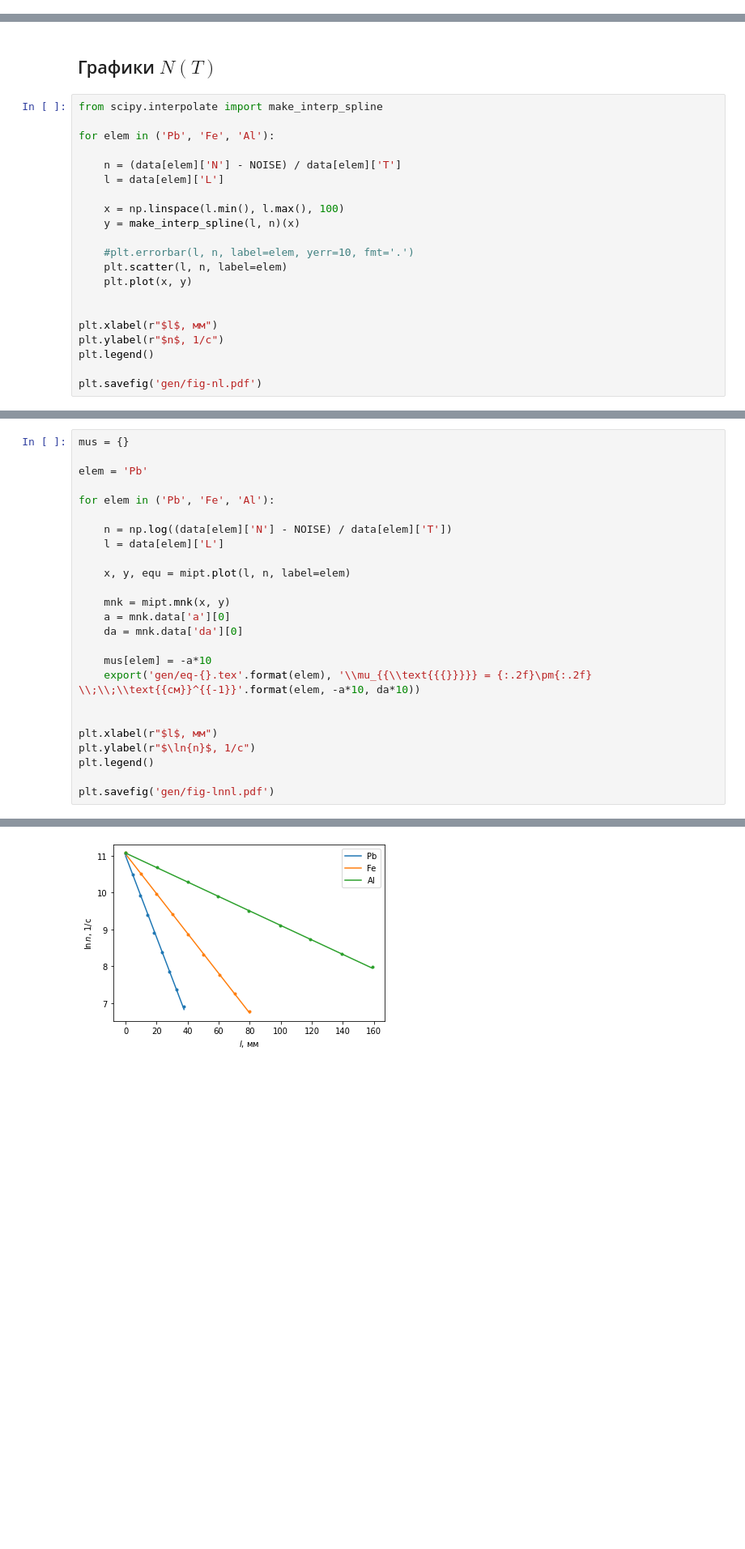
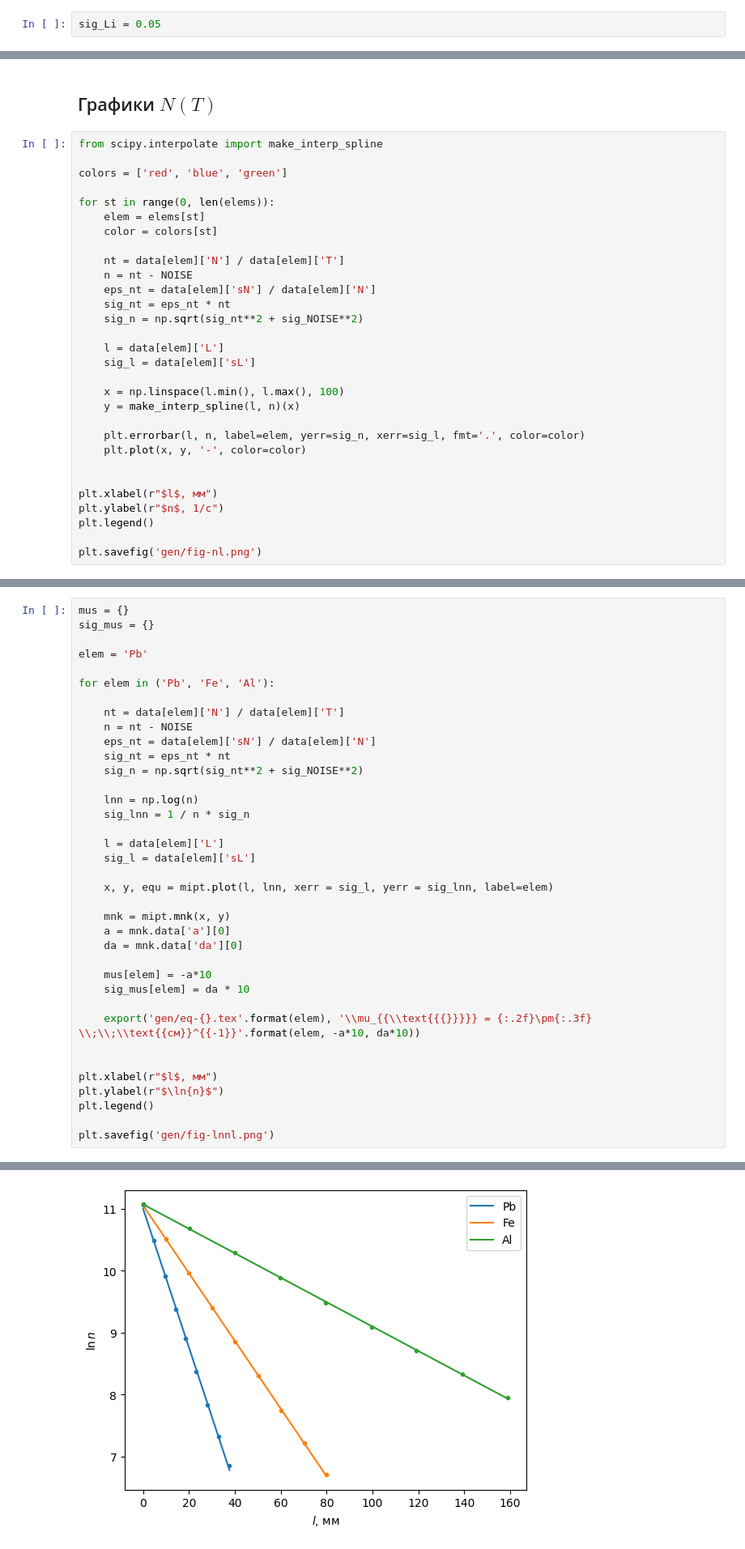
Before and after one commit to futherus/mipt_lab, a Jupyter notebook: 5.5.1/Dedkov_Maslov/551.ipynb, the cells around one changed output, grey strips where cells are left out. Shown: that part at 81% size. Drawn from its saved outputs; the diff is of its cells as text; blank space fills up the shorter version.

```diff
--- a/5.5.1/Dedkov_Maslov/551.ipynb
+++ b/5.5.1/Dedkov_Maslov/551.ipynb
@@ -30,6 +30,8 @@ def export(file_name, text):
     with codecs.open(file_name, 'a', 'utf-8') as f:
         f.truncate(0)
         f.write(text)
+# %%
+sig_Li = 0.05
 # %%
 data = mipt.read_excel('data/5.5.1-stripped.xlsx', usecols=(0, 1, 2, 3, 4, 5, 6, 7, 8, 9, 10, 11, 12, 13), header=(0,1))
 data
@@ -101,22 +118,31 @@ n_{\text{шум}} = 59\pm1,\;\;\varepsilon = 0.12\%
 # %%
 from scipy.interpolate import make_interp_spline
 
-for elem in ('Pb', 'Fe', 'Al'):
+colors = ['red', 'blue', 'green']
 
-    n = (data[elem]['N'] - NOISE) / data[elem]['T']
+for st in range(0, len(elems)):
+    elem = elems[st]
+    color = colors[st]
+
+    nt = data[elem]['N'] / data[elem]['T']
+    n = nt - NOISE
+    eps_nt = data[elem]['sN'] / data[elem]['N']
+    sig_nt = eps_nt * nt
+    sig_n = np.sqrt(sig_nt**2 + sig_NOISE**2)
+
     l = data[elem]['L']
+    sig_l = data[elem]['sL']
 
     x = np.linspace(l.min(), l.max(), 100)
     y = make_interp_spline(l, n)(x)
 
-    #plt.errorbar(l, n, label=elem, yerr=10, fmt='.')
-    plt.scatter(l, n, label=elem)
-    plt.plot(x, y)
+    plt.errorbar(l, n, label=elem, yerr=sig_n, xerr=sig_l, fmt='.', color=color)
+    plt.plot(x, y, '-', color=color)
 
 
 plt.xlabel(r"$l$, мм")
 plt.ylabel(r"$n$, 1/c")
 plt.legend()
 
-plt.savefig('gen/fig-nl.pdf')
+plt.savefig('gen/fig-nl.png')
 # %% [output]
@@ -124,26 +150,38 @@ plt.savefig('gen/fig-nl.pdf')
 # %%
 mus = {}
+sig_mus = {}
 
 elem = 'Pb'
 
 for elem in ('Pb', 'Fe', 'Al'):
 
-    n = np.log((data[elem]['N'] - NOISE) / data[elem]['T'])
+    nt = data[elem]['N'] / data[elem]['T']
+    n = nt - NOISE
+    eps_nt = data[elem]['sN'] / data[elem]['N']
+    sig_nt = eps_nt * nt
+    sig_n = np.sqrt(sig_nt**2 + sig_NOISE**2)
+
+    lnn = np.log(n)
+    sig_lnn = 1 / n * sig_n
+
     l = data[elem]['L']
+    sig_l = data[elem]['sL']
 
-    x, y, equ = mipt.plot(l, n, label=elem)
+    x, y, equ = mipt.plot(l, lnn, xerr = sig_l, yerr = sig_lnn, label=elem)
 
     mnk = mipt.mnk(x, y)
     a = mnk.data['a'][0]
     da = mnk.data['da'][0]
 
     mus[elem] = -a*10
-    export('gen/eq-{}.tex'.format(elem), '\\mu_{{\\text{{{}}}}} = {:.2f}\pm{:.2f} \\;\\;\\text{{см}}^{{-1}}'.format(elem, -a*10, da*10))
+    sig_mus[elem] = da * 10
+
+    export('gen/eq-{}.tex'.format(elem), '\\mu_{{\\text{{{}}}}} = {:.2f}\pm{:.3f} \\;\\;\\text{{см}}^{{-1}}'.format(elem, -a*10, da*10))
 
 
 plt.xlabel(r"$l$, мм")
-plt.ylabel(r"$\ln{n}$, 1/c")
+plt.ylabel(r"$\ln{n}$")
 plt.legend()
 
-plt.savefig('gen/fig-lnnl.pdf')
+plt.savefig('gen/fig-lnnl.png')
 # %% [output]
@@ -153,4 +191,4 @@ plt.savefig('gen/fig-lnnl.pdf')
-[figure, old version]
+[figure, new version]
 # %% [markdown]
 ## Коэффициенты $\rho'$
 # %%
```
Also changed, not shown: parts of 7 cells of this notebook, 4 other files.
